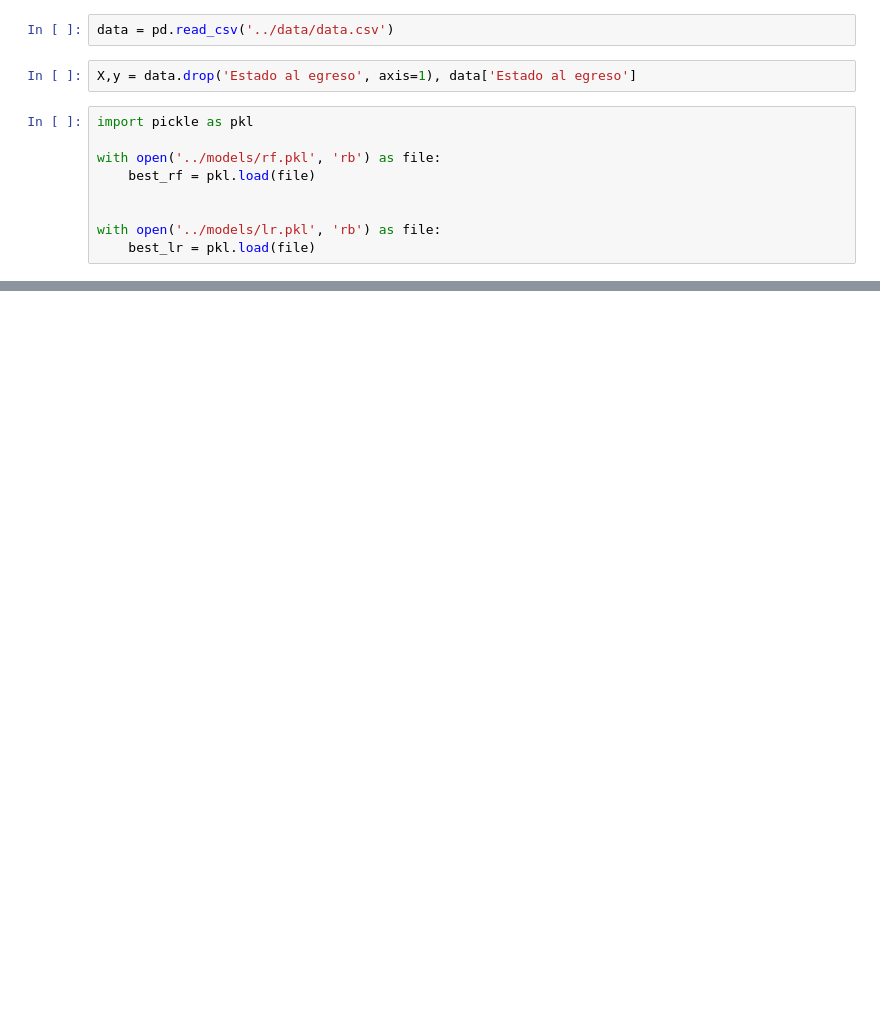
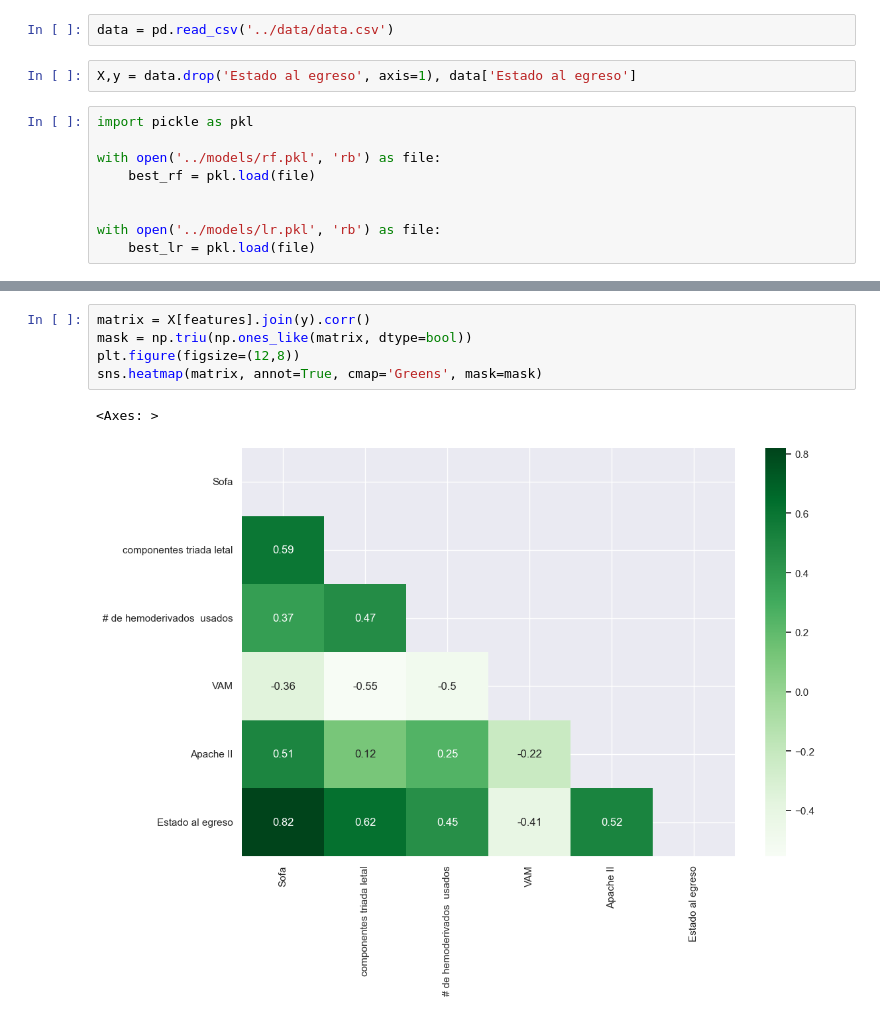
Before and after one commit to amaliezzz/Damage-Control-Feature-Selection, a Jupyter notebook: notebooks/02_feature_selection.ipynb, the cells around one changed output, grey strips where cells are left out. Saved outputs shown, nothing was run; the diff lists cells and outputs as text; blank space fills up the shorter version.

```diff
--- a/notebooks/02_feature_selection.ipynb
+++ b/notebooks/02_feature_selection.ipynb
@@ -148,0 +215,8 @@ feature_consensus[:5]
+# %%
+matrix = X[features].join(y).corr()
+mask = np.triu(np.ones_like(matrix, dtype=bool))
+plt.figure(figsize=(12,8))
+sns.heatmap(matrix, annot=True, cmap='Greens', mask=mask)
+# %% [output]
+<Axes: >
+[figure, added]
```
Also changed, not shown: parts of 13 cells of this notebook, 2 other files.
